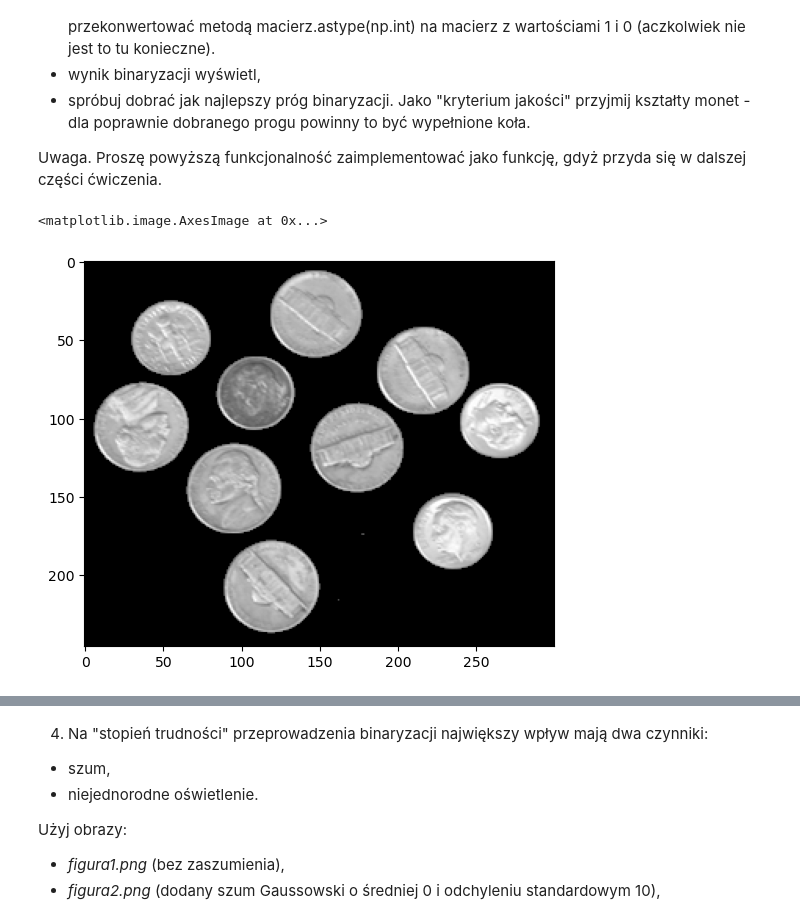
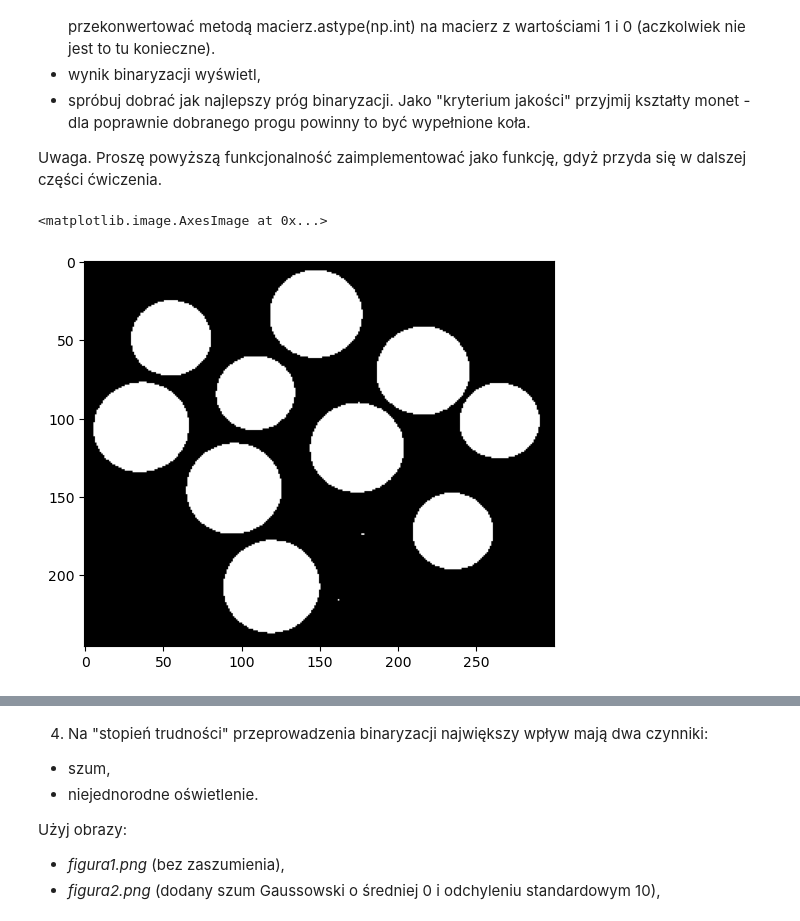
Before and after one commit to YgLK/computer_vision, a Jupyter notebook: lab04/04_thresholding.ipynb, the cells around one changed output, grey strips where cells are left out. Saved outputs shown, nothing was run; the diff lists cells and outputs as text; code cells hidden in the pictures.

```diff
--- a/lab04/04_thresholding.ipynb
+++ b/lab04/04_thresholding.ipynb
@@ -74,10 +74,10 @@ Na podstawie histogramu wyznacz próg i wykonaj binaryzację:
 Uwaga. Proszę powyższą funkcjonalność zaimplementować jako funkcję, gdyż przyda się w dalszej części ćwiczenia.
 # %%
 def binarization(img, treshold):
-    return img * (img > treshold)
+    return (img > treshold).astype('int')
 
 binary_coins = binarization(coins, 80)
 plt.imshow(binary_coins, cmap='gray')
 # %% [output]
 <matplotlib.image.AxesImage at 0x...>
-[figure, old version]
+[figure, new version]
```
Also changed, not shown: parts of 36 cells of this notebook.
